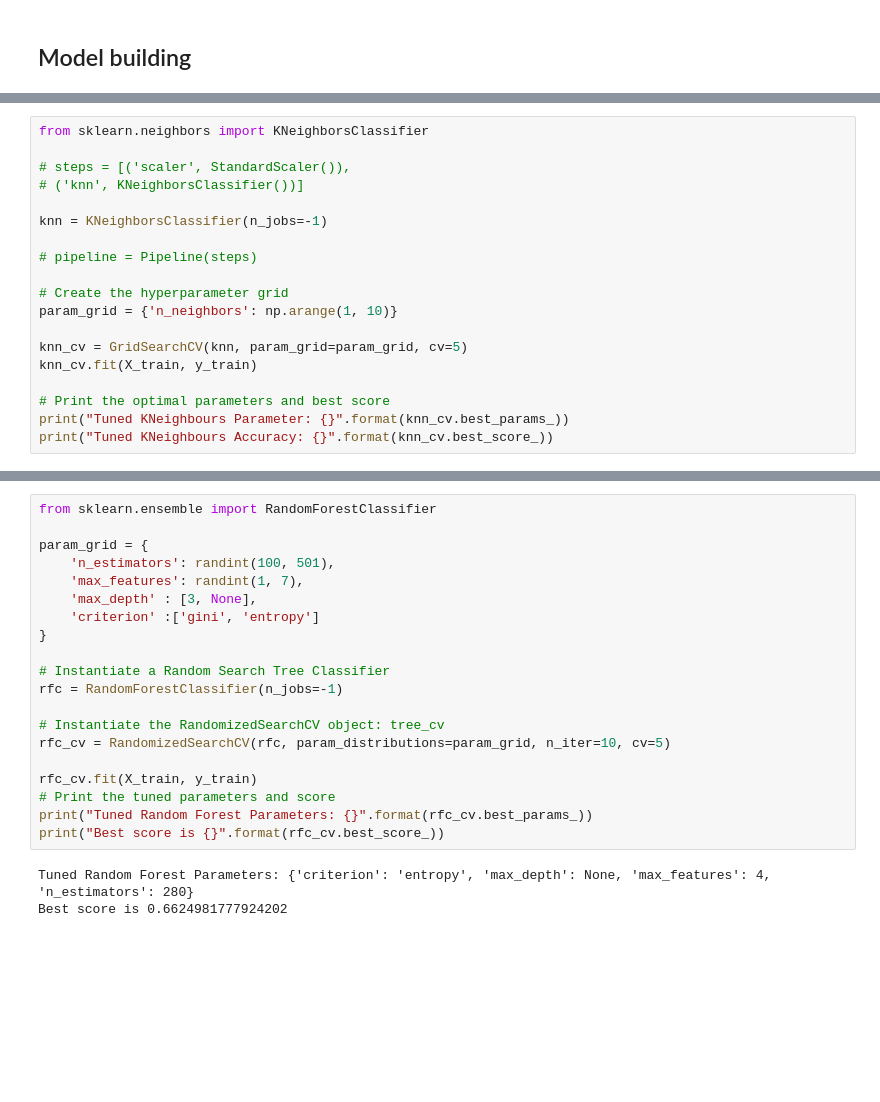
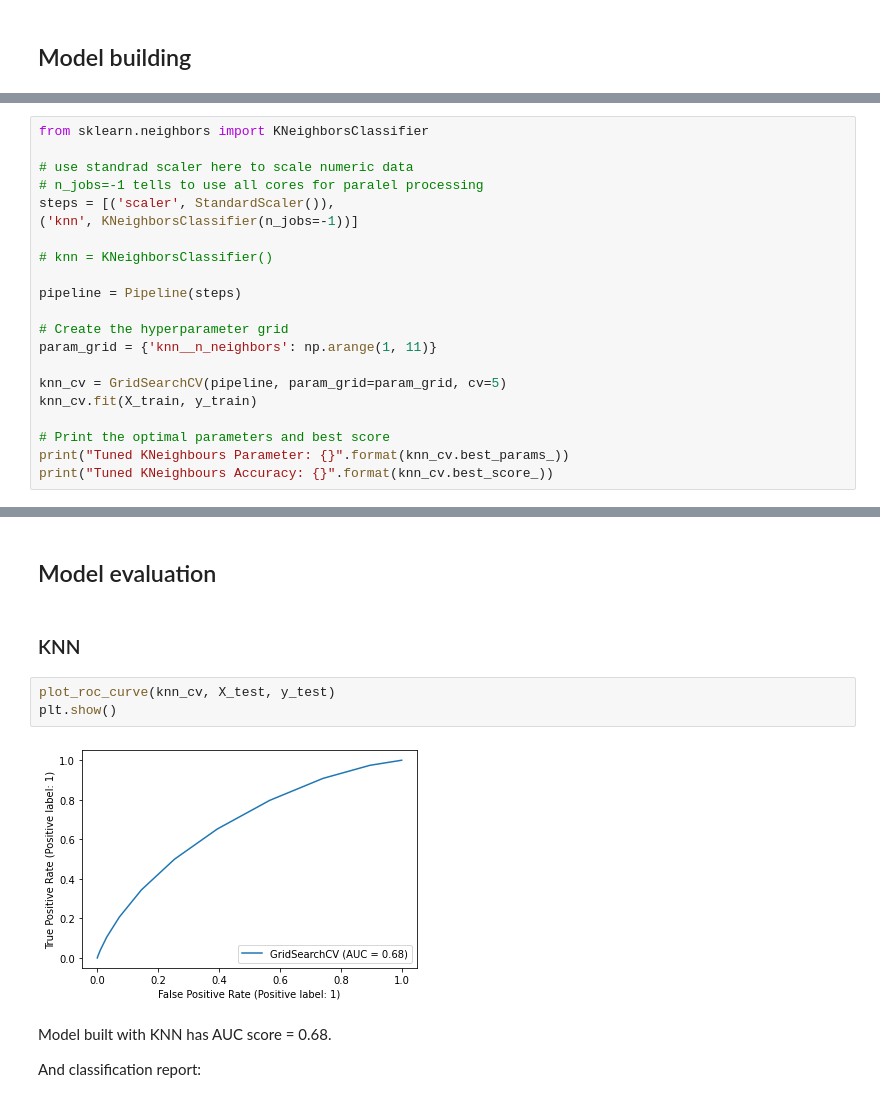
Before and after one commit to dmitrijt9/kickstarter-projects-classification, a Jupyter notebook: notebook.ipynb, the cells around one changed output, grey strips where cells are left out. Drawn from its saved outputs; the diff is of its cells as text; blank space fills up the shorter version.

Commit message:
✨ Model evaluation

```diff
--- a/notebook.ipynb
+++ b/notebook.ipynb
@@ -441,17 +452,19 @@ X_train, X_test, y_train, y_test = train_test_split(X,y, test_size=0.3, random_s
 # %%
 from sklearn.neighbors import KNeighborsClassifier
 
-# steps = [('scaler', StandardScaler()),
-# ('knn', KNeighborsClassifier())]
+# use standrad scaler here to scale numeric data
+# n_jobs=-1 tells to use all cores for paralel processing
+steps = [('scaler', StandardScaler()),
+('knn', KNeighborsClassifier(n_jobs=-1))]
 
-knn = KNeighborsClassifier(n_jobs=-1)
+# knn = KNeighborsClassifier()
 
-# pipeline = Pipeline(steps)
+pipeline = Pipeline(steps)
 
 # Create the hyperparameter grid
-param_grid = {'n_neighbors': np.arange(1, 10)}
+param_grid = {'knn__n_neighbors': np.arange(1, 11)}
 
-knn_cv = GridSearchCV(knn, param_grid=param_grid, cv=5)
+knn_cv = GridSearchCV(pipeline, param_grid=param_grid, cv=5)
 knn_cv.fit(X_train, y_train)
 
 # Print the optimal parameters and best score
@@ -505,23 +503,13 @@ weighted avg       0.64      0.66      0.61    111620
-# %%
-from sklearn.ensemble import RandomForestClassifier
-
-param_grid = {
-    'n_estimators': randint(100, 501),
-    'max_features': randint(1, 7),
-    'max_depth' : [3, None],
-    'criterion' :['gini', 'entropy']
-}
-
-# Instantiate a Random Search Tree Classifier
-rfc = RandomForestClassifier(n_jobs=-1)
-
-# Instantiate the RandomizedSearchCV object: tree_cv
-rfc_cv = RandomizedSearchCV(rfc, param_distributions=param_grid, n_iter=10, cv=5)
-
-rfc_cv.fit(X_train, y_train)
-# Print the tuned parameters and score
-print("Tuned Random Forest Parameters: {}".format(rfc_cv.best_params_))
-print("Best score is {}".format(rfc_cv.best_score_))
-# %% [output]
-Tuned Random Forest Parameters: {'criterion': 'entropy', 'max_depth': None, 'max_features': 4, 'n_estimators': 280}
-Best score is 0.6624981777924202
+# %% [markdown]
+## Model evaluation
+# %% [markdown]
+### KNN
+# %%
+plot_roc_curve(knn_cv, X_test, y_test)
+plt.show()
+# %% [output]
+[figure, added]
+# %% [markdown]
+Model built with KNN has AUC score = 0.68.
+
+And classification report:
```
Also changed, not shown: parts of 29 cells of this notebook.
